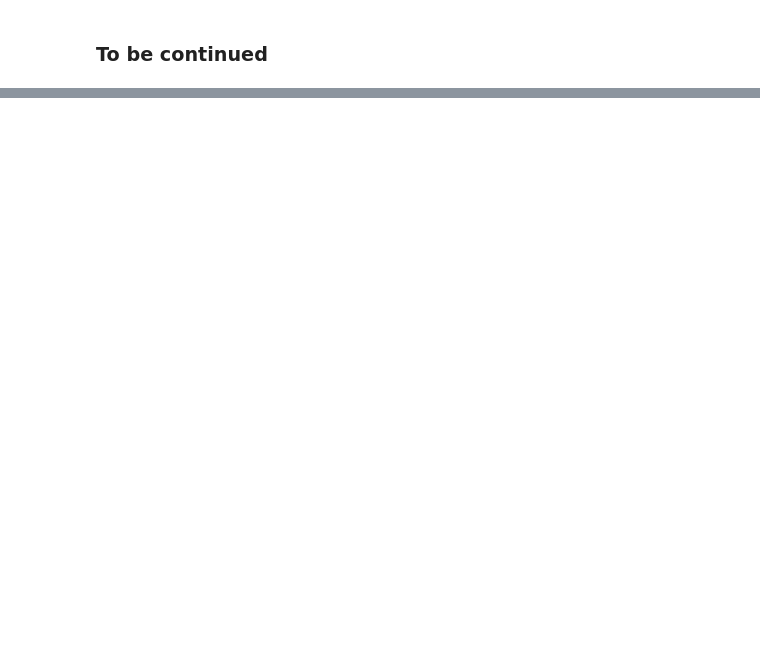
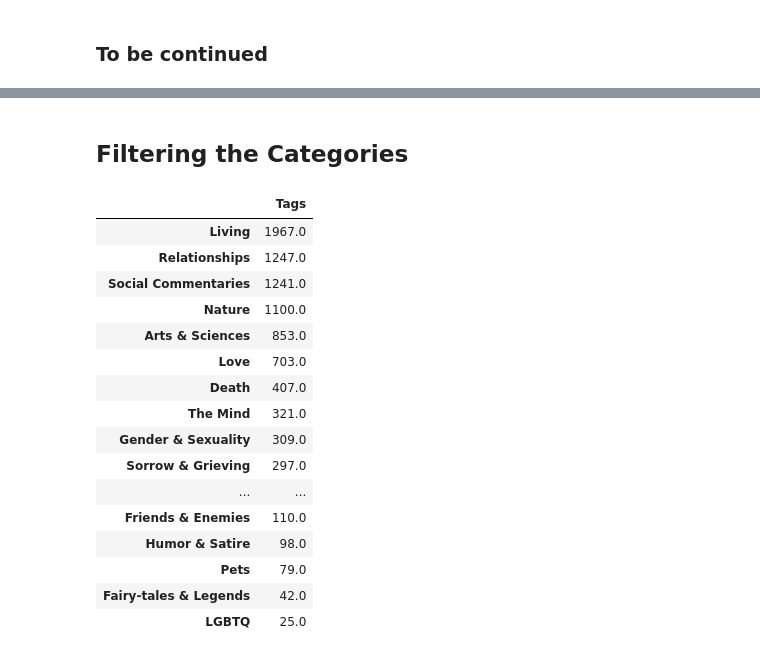
Before and after one commit to rogomes/AIWonderGirls-ATHENA-Art-Assistant, a Jupyter notebook: LSTMs/data/creating-dataset.ipynb, the cells around one changed output, grey strips where cells are left out. Saved outputs shown, nothing was run; the diff lists cells and outputs as text; code cells hidden in the pictures; blank space fills up the shorter version.

```diff
--- a/LSTMs/data/creating-dataset.ipynb
+++ b/LSTMs/data/creating-dataset.ipynb
@@ -53,0 +111,9 @@ with open('all_poets.txt', 'w') as f:
+# %%
+poetry_tags = df_poetry['Tags'].map(lambda x: x.split(',')).explode().value_counts()
+poetry_tags = poetry_tags.where(lambda x: x >20).dropna()
+
+poetry_tags = poetry_tags.to_frame()
+
+print(len(poetry_tags), poetry_tags.index)
+
+poetry_tags.head(73)
@@ -53,0 +151,45 @@ with open('all_poets.txt', 'w') as f:
+# %% [markdown]
+## Filtering the Categories
+# %%
+variables = poetry_tags.index
+
+tags_keep = ['Arts & Sciences',
+                    'Love',
+                    'Death',
+                    'The Mind',
+                    'Gender & Sexuality',
+                    'Sorrow & Grieving',
+                    'Desire',
+                    'Race & Ethnicity',
+                    'Parenthood',
+                    'Landscapes & Pastorals',
+                    'Realistic & Complicated',
+                    'Cities & Urban Life',
+                    'Friends & Enemies',
+                    'Humor & Satire', 'Pets',
+                    'Fairy-tales & Legends',
+                    'Gay']
+
+
+tags_trash = set(variables) - set(tags_keep)
+df_poetry_clean = poetry_tags.drop(tags_trash, axis=0)
+df_poetry_clean.rename({'Gay': 'LGBTQ'}, axis=0, inplace = True)
+df_poetry_clean
+# %% [output]
+|  | Tags |
+| Living | 1967.0 |
+| Relationships | 1247.0 |
+| Social Commentaries | 1241.0 |
+| Nature | 1100.0 |
+| Arts & Sciences | 853.0 |
+| Love | 703.0 |
+| Death | 407.0 |
+| The Mind | 321.0 |
+| Gender & Sexuality | 309.0 |
+| Sorrow & Grieving | 297.0 |
+| ... | ... |
+| Friends & Enemies | 110.0 |
+| Humor & Satire | 98.0 |
+| Pets | 79.0 |
+| Fairy-tales & Legends | 42.0 |
+| LGBTQ | 25.0 |
```
Also changed, not shown: parts of 7 cells of this notebook.
